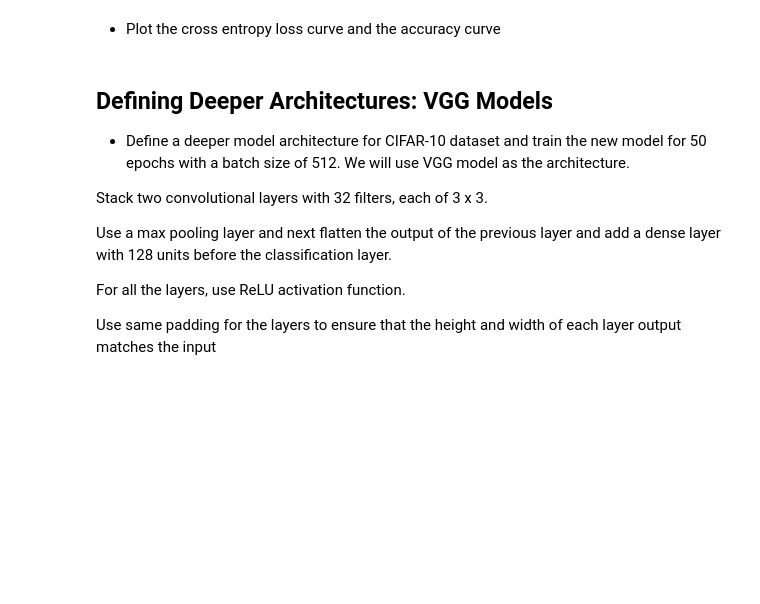
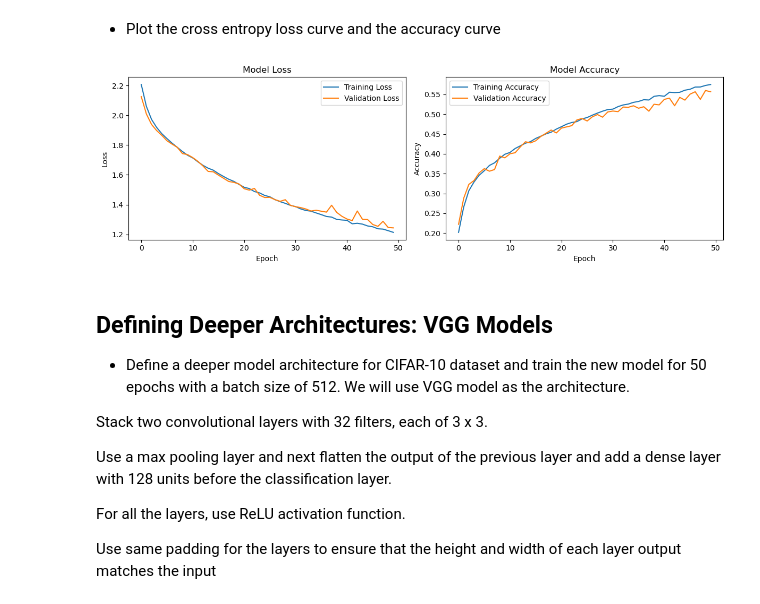
Before and after one commit to ironhack-labs/lab-image-classification-using-convolutional-neural-networks, a Jupyter notebook: main.ipynb, the cells around one changed output. Drawn from its saved outputs; the diff is of its cells as text; code cells hidden in the pictures; blank space fills up the shorter version.

```diff
--- a/main.ipynb
+++ b/main.ipynb
@@ -59,0 +77,13 @@ WARNING:tensorflow:From C:\Users\drago\AppData\Local\Packages\PythonSoftwareFoun
+# %%
+from tensorflow.keras.models import Sequential
+from tensorflow.keras.layers import Conv2D, MaxPooling2D, Flatten, Dense
+
+model = Sequential([
+    Conv2D(32, (3, 3), activation='relu', input_shape=(32, 32, 3)),
+    MaxPooling2D(pool_size=(2, 2)),
+    Flatten(),
+    Dense(100, activation='relu'),
+    Dense(10, activation='softmax')
+])
+
+model.summary()
@@ -64,0 +111,5 @@ WARNING:tensorflow:From C:\Users\drago\AppData\Local\Packages\PythonSoftwareFoun
+# %%
+from tensorflow.keras.optimizers import SGD
+
+model.compile(optimizer=SGD(), loss='categorical_crossentropy', metrics=['accuracy'])
+history = model.fit(x_train, y_train, epochs=50, batch_size=512, validation_data=(x_test, y_test), verbose=1)
@@ -69,3 +136,26 @@ WARNING:tensorflow:From C:\Users\drago\AppData\Local\Packages\PythonSoftwareFoun
+# %%
+plt.figure(figsize=(12, 4))
+
+plt.subplot(1, 2, 1)
+plt.plot(history.history['loss'], label='Training Loss')
+plt.plot(history.history['val_loss'], label='Validation Loss')
+plt.title('Model Loss')
+plt.xlabel('Epoch')
+plt.ylabel('Loss')
+plt.legend()
+
+plt.subplot(1, 2, 2)
+plt.plot(history.history['accuracy'], label='Training Accuracy')
+plt.plot(history.history['val_accuracy'], label='Validation Accuracy')
+plt.title('Model Accuracy')
+plt.xlabel('Epoch')
+plt.ylabel('Accuracy')
+plt.legend()
+
+plt.tight_layout()
+plt.show()
+# %% [output]
+[figure, added]
 # %% [markdown]
 ## Defining Deeper Architectures: VGG Models
 
```
Also changed, not shown: parts of 25 cells of this notebook.
